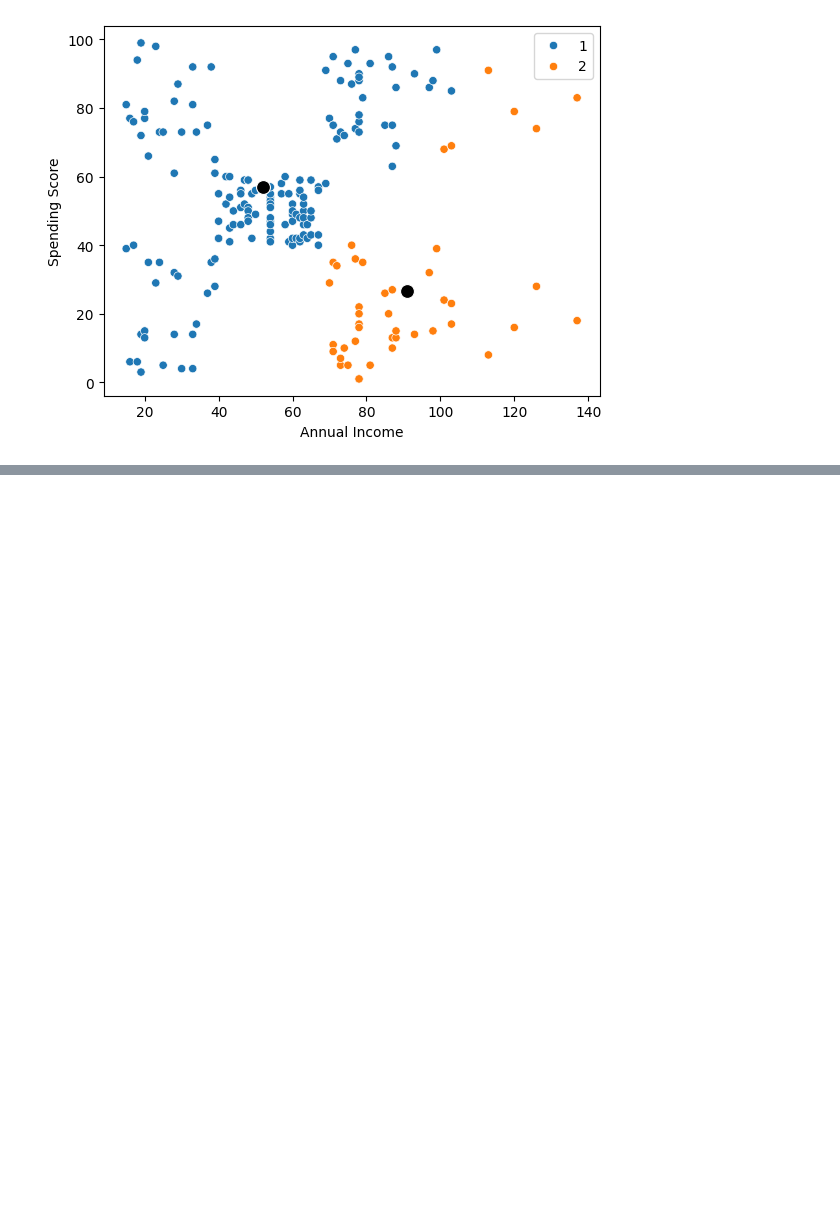
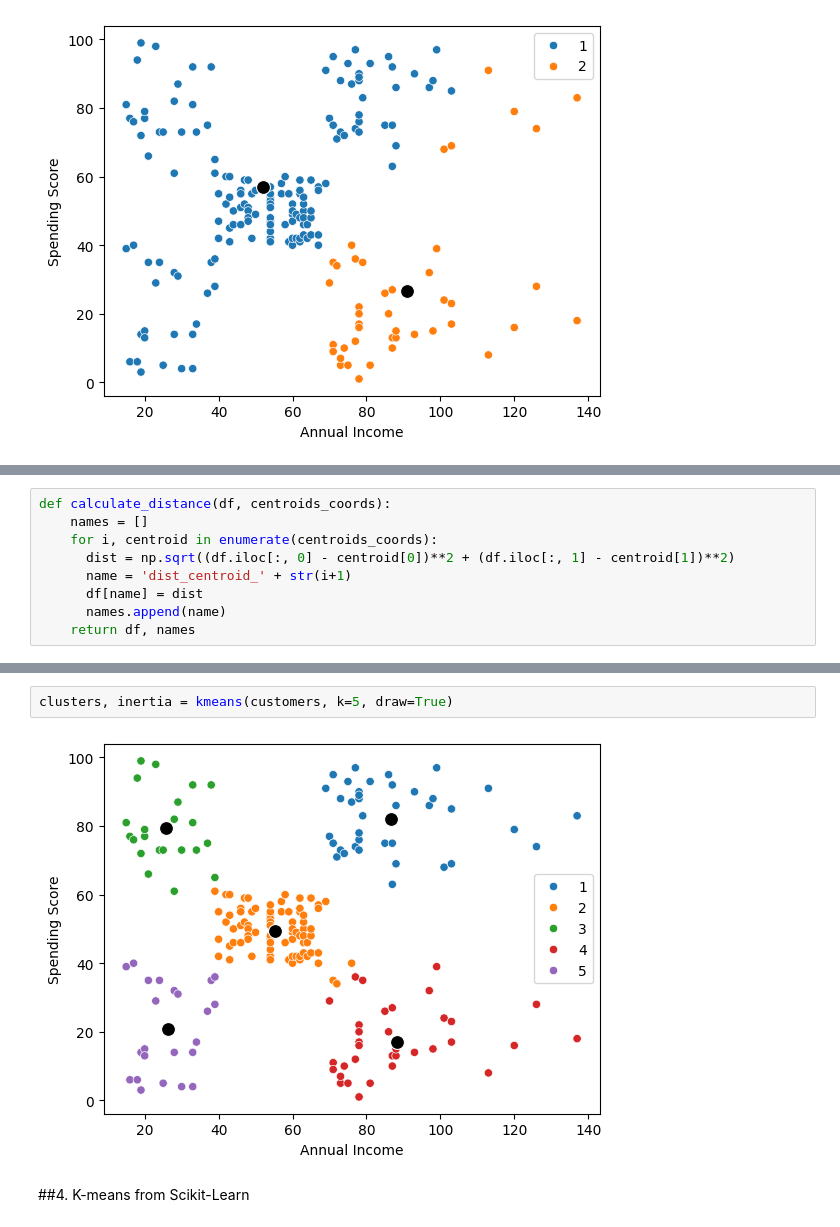
Before and after one commit to Krzesimir13/DataQuest, a Jupyter notebook: k-means.ipynb, the cells around one changed output, grey strips where cells are left out. Cells and saved outputs as stored; diff of their text form; blank space fills up the shorter version.

```diff
--- a/k-means.ipynb
+++ b/k-means.ipynb
@@ -333,0 +346,9 @@ Numbers of iterations: 3
+# %%
+def calculate_distance(df, centroids_coords):
+    names = []
+    for i, centroid in enumerate(centroids_coords):
+      dist = np.sqrt((df.iloc[:, 0] - centroid[0])**2 + (df.iloc[:, 1] - centroid[1])**2)
+      name = 'dist_centroid_' + str(i+1)
+      df[name] = dist
+      names.append(name)
+    return df, names
@@ -333,0 +400,6 @@ Numbers of iterations: 3
+# %%
+clusters, inertia = kmeans(customers, k=5, draw=True)
+# %% [output]
+[figure, added]
+# %% [markdown]
+##4. K-means from Scikit-Learn
```
Also changed, not shown: parts of 9 cells of this notebook.
